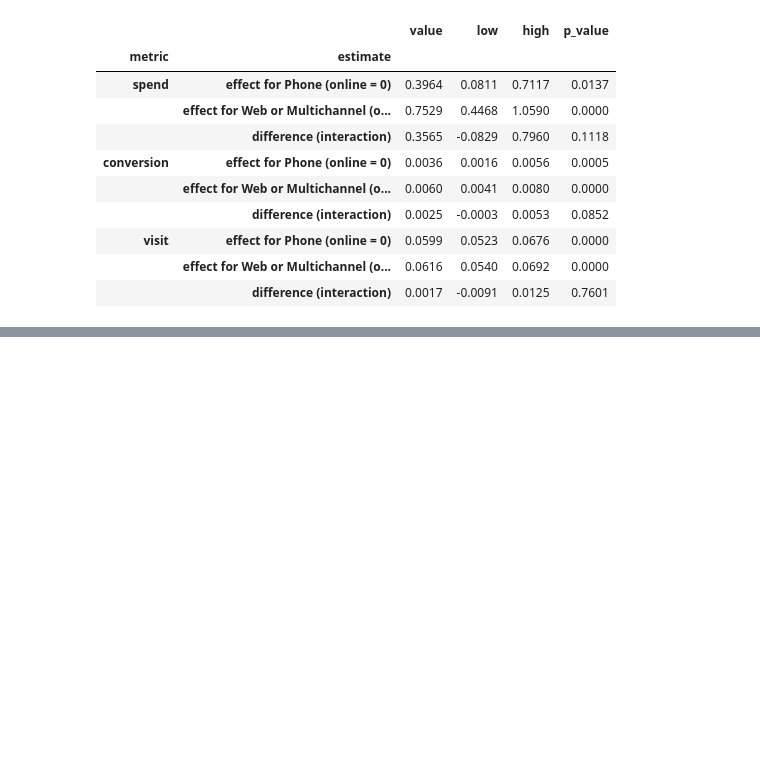
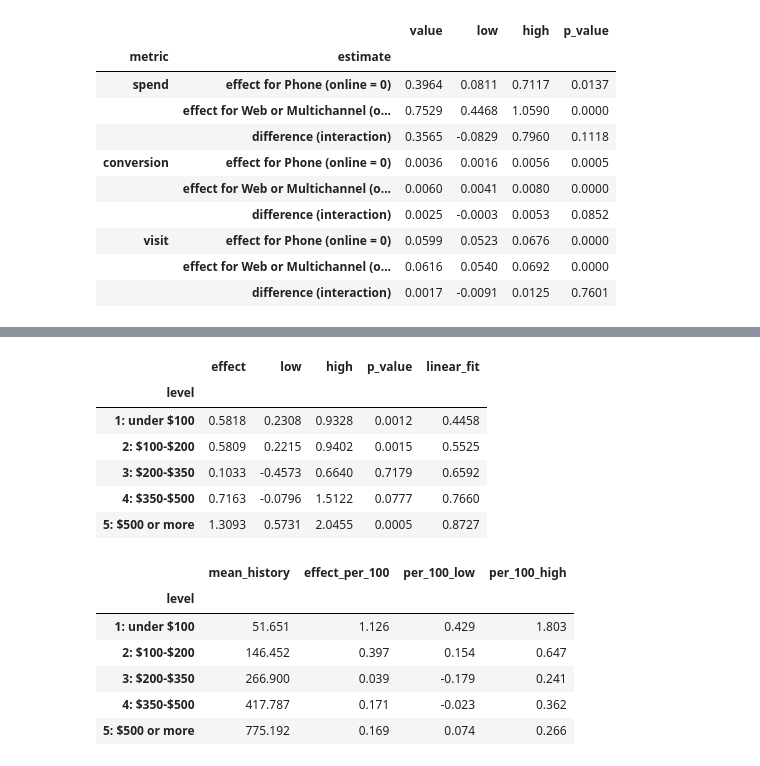
Before and after one commit to flora29058486/email-campaign-targeting, a Jupyter notebook: notebooks/02_01_segment_effects.ipynb, the cells around one changed output, grey strips where cells are left out. Drawn from its saved outputs; the diff is of its cells as text; code cells hidden in the pictures; blank space fills up the shorter version.

```diff
--- a/notebooks/02_01_segment_effects.ipynb
+++ b/notebooks/02_01_segment_effects.ipynb
@@ -267,0 +328,53 @@ h3.round(4)
+# %%
+rng = np.random.default_rng(42)
+N_BOOT = 10_000
+
+
+def bootstrap_means(values, n_boot=N_BOOT, chunk=500):
+    """Resample values with replacement and return the mean of each resample."""
+    means = []
+    for start in range(0, n_boot, chunk):
+        idx = rng.integers(0, len(values), size=(min(chunk, n_boot - start), len(values)))
+        means.append(values[idx].mean(axis=1))
+    return np.concatenate(means)
+
+
+rows = []
+for level, label in LEVEL_LABELS.items():
+    subset = df[df["history_level"] == level]
+    fit = smf.ols("spend ~ email", subset).fit(cov_type="HC3")
+    low, high = fit.conf_int().loc["email"]
+    line = model.params["email"] + model.params["email:steps"] * (level - 1)
+
+    # Effect per $100 of past-year spend, resampling within each group as in the average effects.
+    emailed = subset[subset["email"] == 1]
+    control = subset[subset["email"] == 0]
+    effect_boot = bootstrap_means(emailed["spend"].to_numpy()) - bootstrap_means(control["spend"].to_numpy())
+    history_boot = (bootstrap_means(emailed["history"].to_numpy()) * len(emailed)
+                    + bootstrap_means(control["history"].to_numpy()) * len(control)) / len(subset)
+    ratio_boot = 100 * effect_boot / history_boot
+    ratio = 100 * fit.params["email"] / subset["history"].mean()
+
+    rows.append({"level": label, "effect": fit.params["email"], "low": low, "high": high,
+                 "p_value": fit.pvalues["email"], "linear_fit": line,
+                 "mean_history": subset["history"].mean(), "effect_per_100": ratio,
+                 "per_100_low": np.percentile(ratio_boot, 2.5), "per_100_high": np.percentile(ratio_boot, 97.5)})
+
+by_level = pd.DataFrame(rows).set_index("level")
+display(by_level[["effect", "low", "high", "p_value", "linear_fit"]].round(4))
+by_level[["mean_history", "effect_per_100", "per_100_low", "per_100_high"]].round(3)
+# %% [output]
+|  | effect | low | high | p_value | linear_fit |
+| level |  |  |  |  |  |
+| 1: under $100 | 0.5818 | 0.2308 | 0.9328 | 0.0012 | 0.4458 |
+| 2: $100-$200 | 0.5809 | 0.2215 | 0.9402 | 0.0015 | 0.5525 |
+| 3: $200-$350 | 0.1033 | -0.4573 | 0.6640 | 0.7179 | 0.6592 |
+| 4: $350-$500 | 0.7163 | -0.0796 | 1.5122 | 0.0777 | 0.7660 |
+| 5: $500 or more | 1.3093 | 0.5731 | 2.0455 | 0.0005 | 0.8727 |
+|  | mean_history | effect_per_100 | per_100_low | per_100_high |
+| level |  |  |  |  |
+| 1: under $100 | 51.651 | 1.126 | 0.429 | 1.803 |
+| 2: $100-$200 | 146.452 | 0.397 | 0.154 | 0.647 |
+| 3: $200-$350 | 266.900 | 0.039 | -0.179 | 0.241 |
+| 4: $350-$500 | 417.787 | 0.171 | -0.023 | 0.362 |
+| 5: $500 or more | 775.192 | 0.169 | 0.074 | 0.266 |
```
Also changed, not shown: parts of 3 cells of this notebook, 1 other file.
